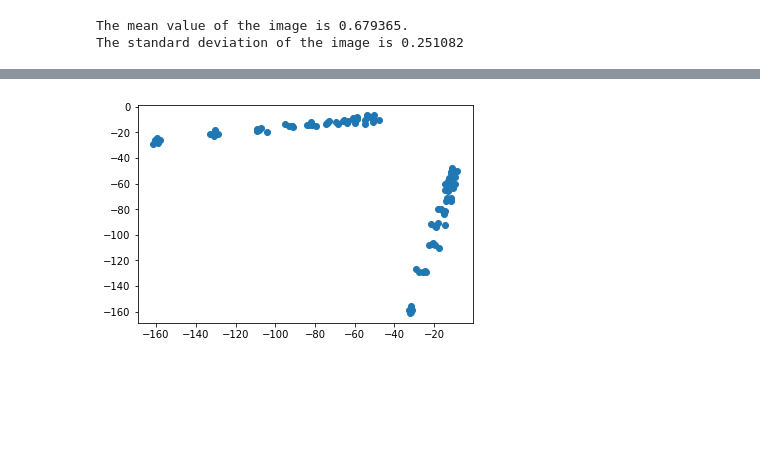
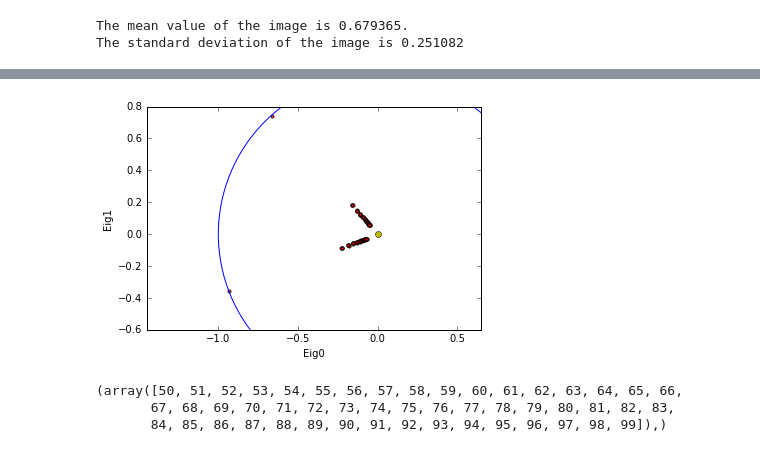
Before and after one commit to Haoyuan-Li-93/Classify_Einstein, a Jupyter notebook: example.ipynb, the cells around one changed output, grey strips where cells are left out. Cells and saved outputs as stored; diff of their text form; code cells hidden in the pictures; blank space fills up the shorter version.

```diff
--- a/example.ipynb
+++ b/example.ipynb
@@ -128,6 +139,31 @@ with tf.Session() as sess:
-# %%
-# Now Let's have a look at the result.
-plt.scatter(x=embeded[:,0], y= embeded[:,1])
-plt.show()
-# %% [output]
-[figure, removed]
+# %%
+# Now Let's have a look at the result.
+circle = plt.Circle((0, 0), 1, color='b', fill=False) # unit circle
+ax = plt.gca()
+ax.add_artist(circle)
+ax.plot((0), (0), 'o', color='y') # origin
+plt.scatter(x=embedded[:,0], y= embedded[:,1], s=10, c='r', alpha=0.75) # data
+plt.axis('equal')
+plt.xlabel('Eig0')
+plt.ylabel('Eig1')
+plt.show()
+# %% [output]
+[figure, added]
+# %%
+# Reconstruct by correcting heterogeneity
+mirrorInd =  np.where(embedded[:,1] < 0)[0]
+reconImg = np.zeros_like(jpgfile)
+for i in range(numData):
+    if i in mirrorInd:
+        reconImg += np.fliplr(data[i,:,:])
+    else:
+        reconImg += data[i,:,:]
+reconImg = reconImg/numData
+
+plt.imshow(reconImg, cmap="Greys")
+plt.title('Reconstruction considering heterogeneity')
+plt.show()
+# %% [output]
+(array([50, 51, 52, 53, 54, 55, 56, 57, 58, 59, 60, 61, 62, 63, 64, 65, 66,
+       67, 68, 69, 70, 71, 72, 73, 74, 75, 76, 77, 78, 79, 80, 81, 82, 83,
+       84, 85, 86, 87, 88, 89, 90, 91, 92, 93, 94, 95, 96, 97, 98, 99]),)
```
Also changed, not shown: parts of 10 cells of this notebook.
